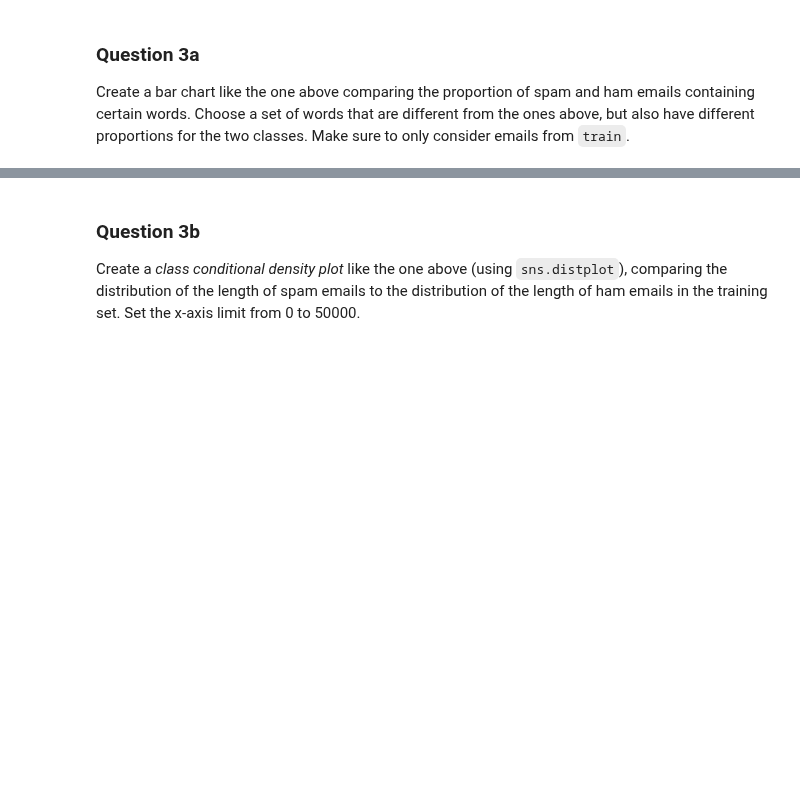
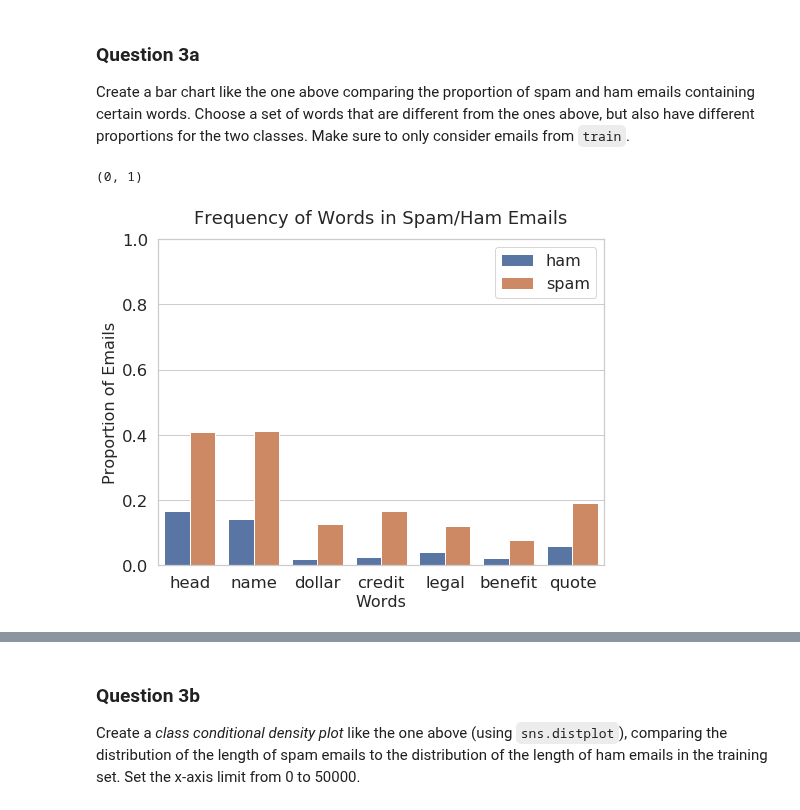
Before and after one commit to zhugeyicixin/DataSci200, a Jupyter notebook: proj/proj2/proj2.ipynb, the cells around one changed output, grey strips where cells are left out. Cells and saved outputs as stored; diff of their text form; code cells hidden in the pictures; blank space fills up the shorter version.

```diff
--- a/proj/proj2/proj2.ipynb
+++ b/proj/proj2/proj2.ipynb
@@ -111,0 +126,4 @@ points: 1
+# %%
+display(original_training_data.isnull().apply(sum))
+original_training_data.fillna("", inplace=True)
+display(original_training_data.isnull().apply(sum))
@@ -188,7 +253,11 @@ def words_in_texts(words, texts):
         NumPy array of 0s and 1s with shape (n, p) where n is the
         number of texts and p is the number of words.
     '''
-    indicator_array = ...
+    contain_words = []
+    for w in words:
+        contain_w = texts.str.contains(w).astype(int)
+        contain_words.append(contain_w)
+    indicator_array = np.array(contain_words).T
     return indicator_array
 # %%
 ok.grade("q2");
@@ -227,10 +322,41 @@ format: image
 points: 2
 -->
 <!-- EXPORT TO PDF format:image -->
-# %%
-train=train.reset_index(drop=True) # We must do this in order to preserve the ordering of emails to labels for words_in_texts
-
-...
+# %%
+train=train.reset_index(drop=True) # We must do this in order to preserve the ordering of emails to labels for words_in_texts
+
+
+train['type'] = train['spam'].apply(lambda x: 'spam' if x== 1 else 'ham')
+
+words = ['head', 'name', 'dollar', 'credit',  'legal', 'benefit', 'quote']
+contain_words = pd.DataFrame(words_in_texts(words, train['email']), columns=words)
+contain_words['type'] = train['type']
+contain_words = contain_words.melt('type')
+
+# plot
+fig = plt.figure(figsize=(8,6))
+ax = fig.add_subplot(111)
+
+# # Make the font size a bit bigger
+# sns.set(font_scale=1.5)
+
+# sns.barplot(x='variable', y='value', hue='type', data=contain_words, estimator=lambda x: sum(x==1)/len(x), ci=None)
+sns.barplot(x='variable', y='value', hue='type', data=contain_words, ci=None)
+
+plt.title('Frequency of Words in Spam/Ham Emails',
+          size=18, y=1.03)
+plt.xlabel('Words', size=16)
+plt.ylabel('Proportion of Emails', size=16)
+# ax.tick_params(axis='both', which='major', labelsize=26)
+legend_1 = plt.legend(loc='best', fontsize=16)
+legend_1.set_title('')
+# plt.xlim(55, 100)
+plt.ylim(0, 1)
+# plt.yticks(size=12)
+# plt.xticks(size=12)
+# %% [output]
+(0, 1)
+[figure, added]
 # %% [markdown]
 When the feature is binary, it makes sense to compare its proportions across classes (as in the previous question). Otherwise, if the feature can take on numeric values, we can compare the distributions of these values for different classes.
 
```
Also changed, not shown: parts of 46 cells of this notebook.
